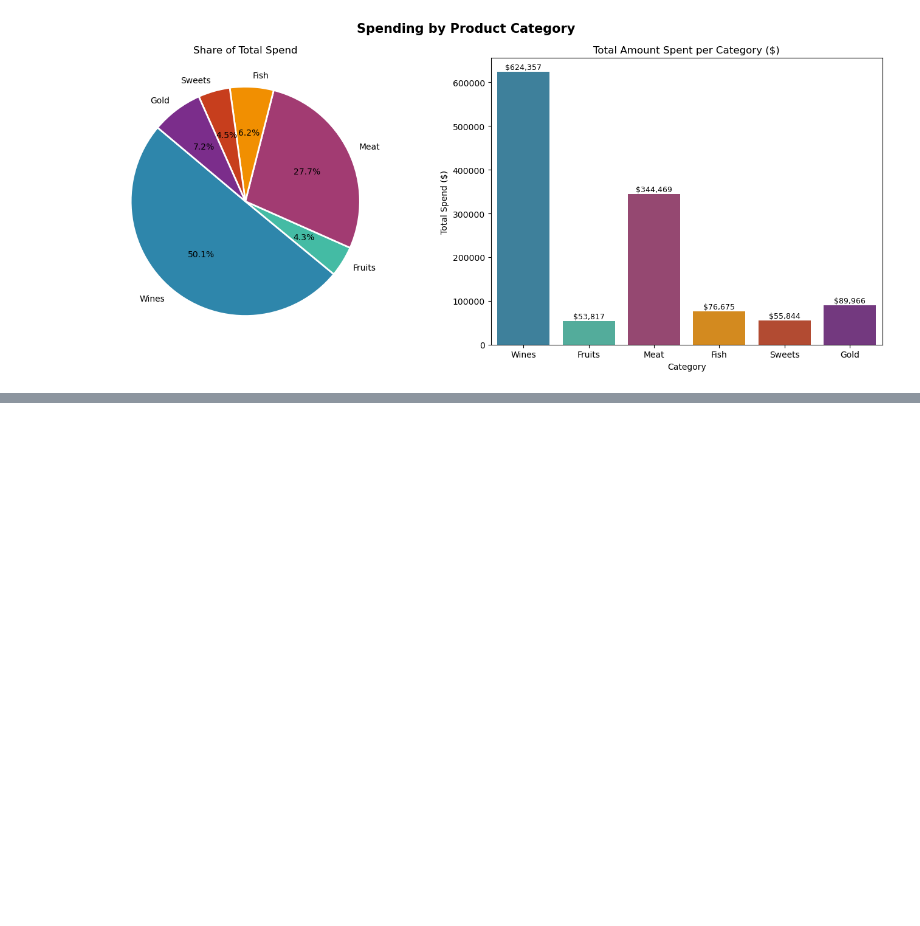
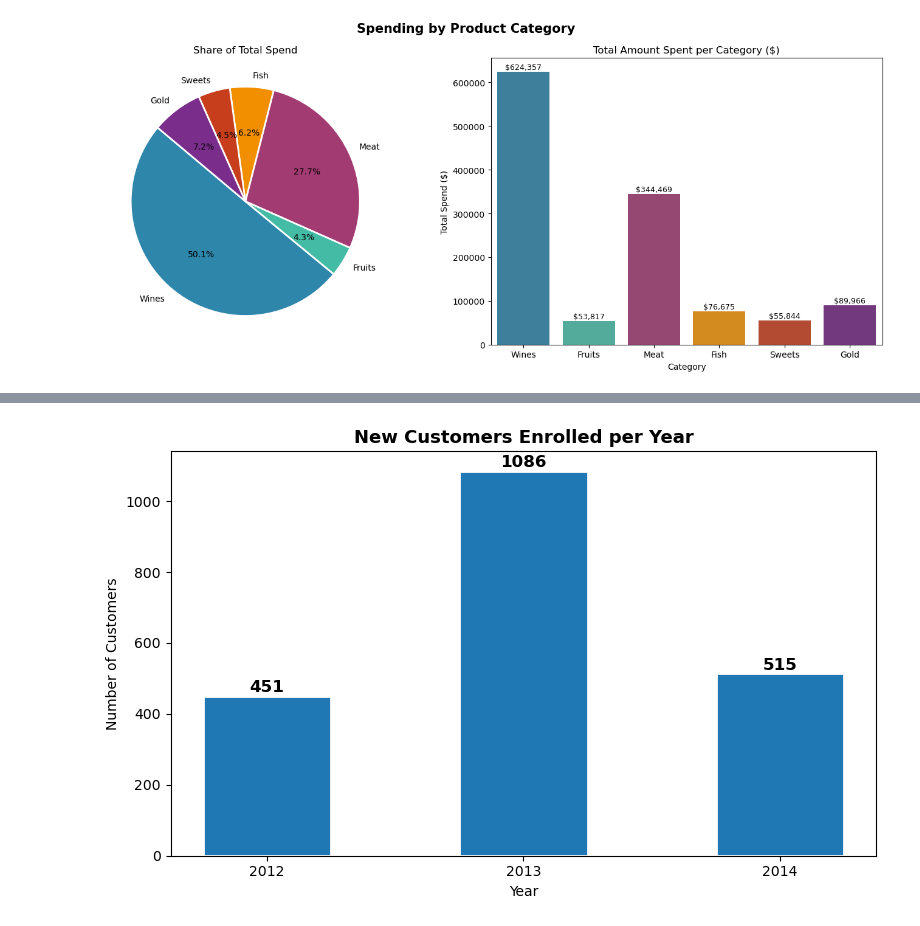
Before and after one commit to papocun/Customer-Segmentation-Project, a Jupyter notebook: Notebooks/Eda.ipynb, the cells around one changed output, grey strips where cells are left out. Drawn from its saved outputs; the diff is of its cells as text; code cells hidden in the pictures; blank space fills up the shorter version.

```diff
--- a/Notebooks/Eda.ipynb
+++ b/Notebooks/Eda.ipynb
@@ -565,0 +643,22 @@ plt.show()
+# %%
+# Customers joined per year
+year_counts = df['Year_Joined'].value_counts().sort_index()
+
+fig, ax = plt.subplots(figsize=(8, 5))
+# Removed the explicit color list to use the default Matplotlib color cycle
+bars = ax.bar(year_counts.index.astype(str), year_counts.values,
+              edgecolor='white', linewidth=2, width=0.5)
+
+ax.set_title('New Customers Enrolled per Year', fontsize=13, fontweight='bold')
+ax.set_xlabel('Year')
+ax.set_ylabel('Number of Customers')
+
+for bar in bars:
+    h = bar.get_height()
+    ax.text(bar.get_x() + bar.get_width()/2, h + 10, str(int(h)),
+            ha='center', fontsize=12, fontweight='bold')
+
+plt.tight_layout()
+plt.show()
+# %% [output]
+[figure, added]
```
Also changed, not shown: parts of 5 cells of this notebook.
